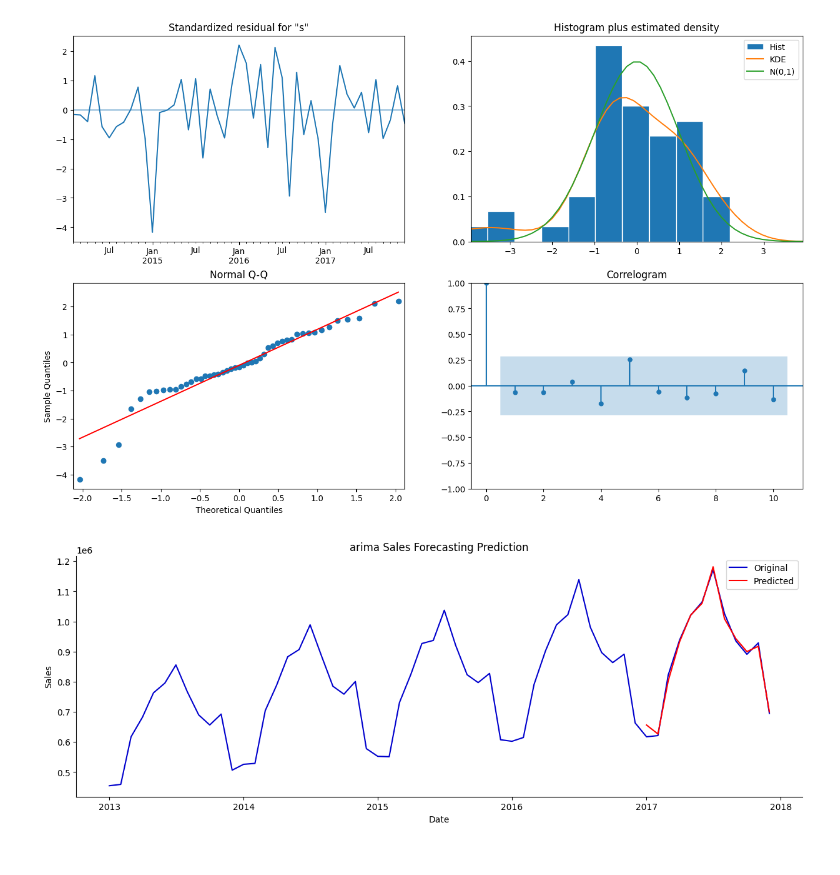
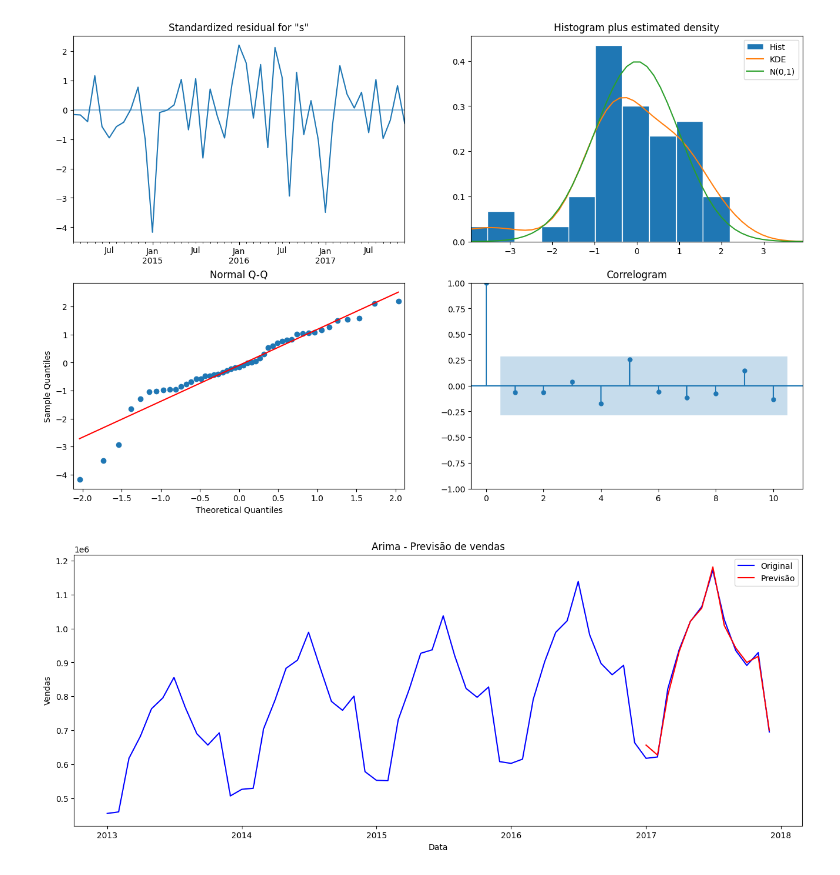
Before and after one commit to pklaudat/sales-data-forecast, a Jupyter notebook: arima.ipynb, the cells around one changed output. Cells and saved outputs as stored; diff of their text form; code cells hidden in the pictures.

```diff
--- a/arima.ipynb
+++ b/arima.ipynb
@@ -107,49 +107,40 @@ model.plot_diagnostics(figsize=(16, 10))
 [figure]
 [figure]
 # %%
-def predict_df(prediction_df):
 
-    #load in original dataframe without scaling applied
-    original_df = pd.read_csv('data/train.csv')
-    original_df.date = original_df.date.apply(lambda x: str(x)[:-3])
-    original_df = original_df.groupby('date')['sales'].sum().reset_index()
-    original_df.date = pd.to_datetime(original_df.date)
+original_df = pd.read_csv('data/train.csv')
+original_df.date = original_df.date.apply(lambda x: str(x)[:-3])
+original_df = original_df.groupby('date')['sales'].sum().reset_index()
+original_df.date = pd.to_datetime(original_df.date)
 
-    #create dataframe that shows the predicted sales
-    result_list = []
-    sales_dates = list(original_df[-13:].date)
-    act_sales = list(original_df[-13:].sales)
+result_list = []
+sales_dates = list(original_df[-13:].date)
+act_sales = list(original_df[-13:].sales)
 
-    for index in range(0,len(prediction_df)):
-        result_dict = {}
-        result_dict['pred_value'] = int(prediction_df[index] + act_sales[index])
-        result_dict['date'] = sales_dates[index+1]
-        result_list.append(result_dict)
+for index in range(0,len(pred_df)):
+    result_dict = {}
+    result_dict['pred_value'] = int(pred_df[index] + act_sales[index])
+    result_dict['date'] = sales_dates[index+1]
+    result_list.append(result_dict)
 
-    df_result = pd.DataFrame(result_list)
-
-    return df_result, original_df
-
-def plot_results(results, original_df, model_name):
-
-    fig, ax = plt.subplots(figsize=(15,5))
-    sns.lineplot(x=original_df.date, y=original_df.sales, data=original_df, ax=ax,
-                label='Original', color='blue')
-    sns.lineplot(x=results.date, y=results.pred_value, data=results, ax=ax,
-                 label='Predicted', color='Red')
-
-    ax.set(xlabel = "Date",
-           ylabel = "Sales",
-           title = f"{model_name} Sales Forecasting Prediction")
-
-    ax.legend()
-
-    sns.despine()
+result = pd.DataFrame(result_list)
 
 
-    plt.savefig(f'model/{model_name}_forecast.png')
+fig, ax = plt.subplots(figsize=(16,6))
+sns.lineplot(
+    x=original_df.date,
+    y=original_df.sales,
+    data=original_df, ax=ax,
+    label='Original', color='blue'
+)
 
-prediction_df, original_df = predict_df(pred_df)
-plot_results(prediction_df, original_df, 'arima')
+sns.lineplot(x=result.date, y=result.pred_value, data=result, ax=ax,
+                label='Previsão', color='Red')
+
+ax.set(xlabel = "Data", ylabel = "Vendas", title = f"Arima - Previsão de vendas")
+
+ax.legend()
+
+plt.savefig(f'images/arima_forecast.png')
 # %% [output]
-[figure, old version]
+[figure, new version]
```
Also changed, not shown: parts of 1 cell of this notebook.
